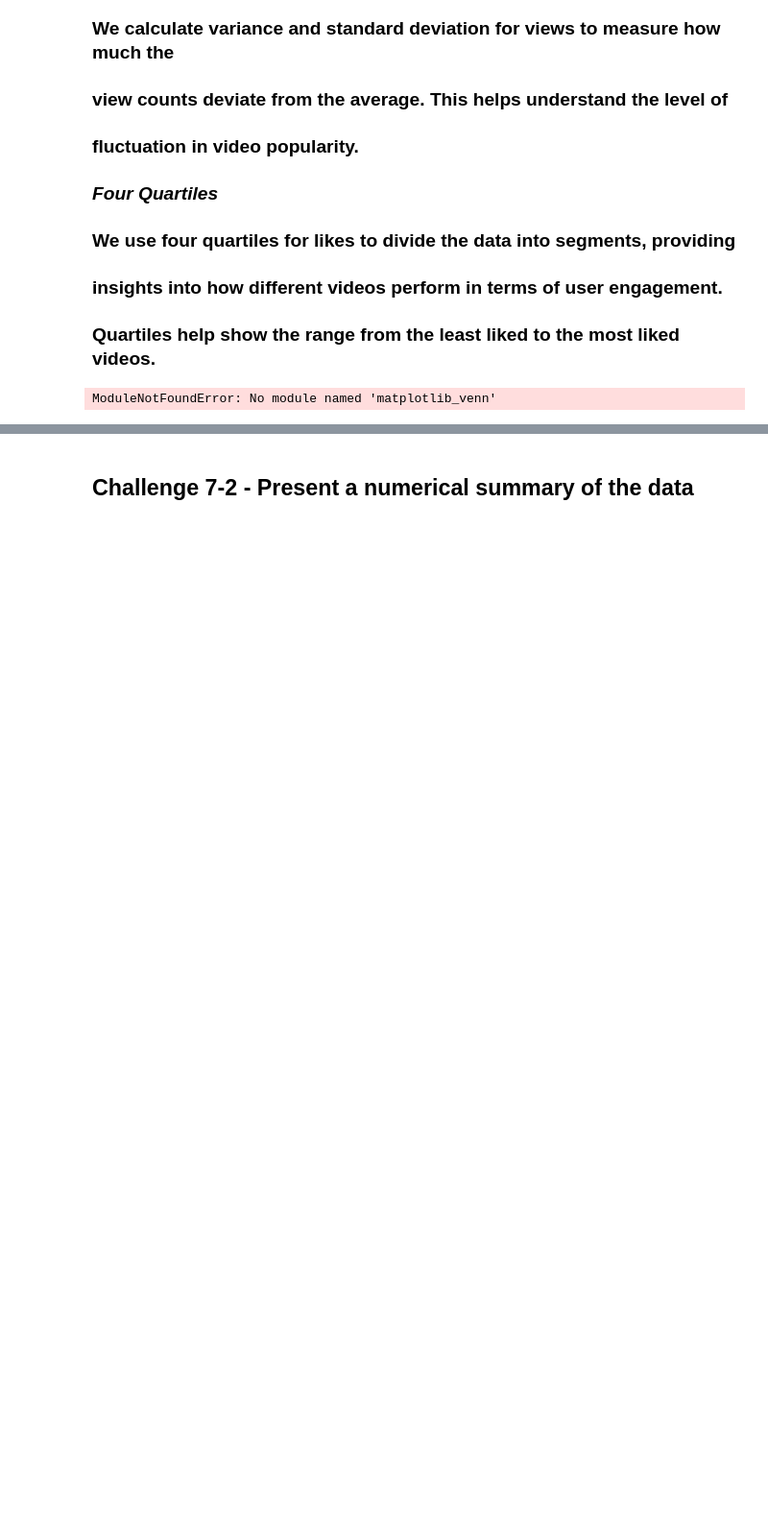
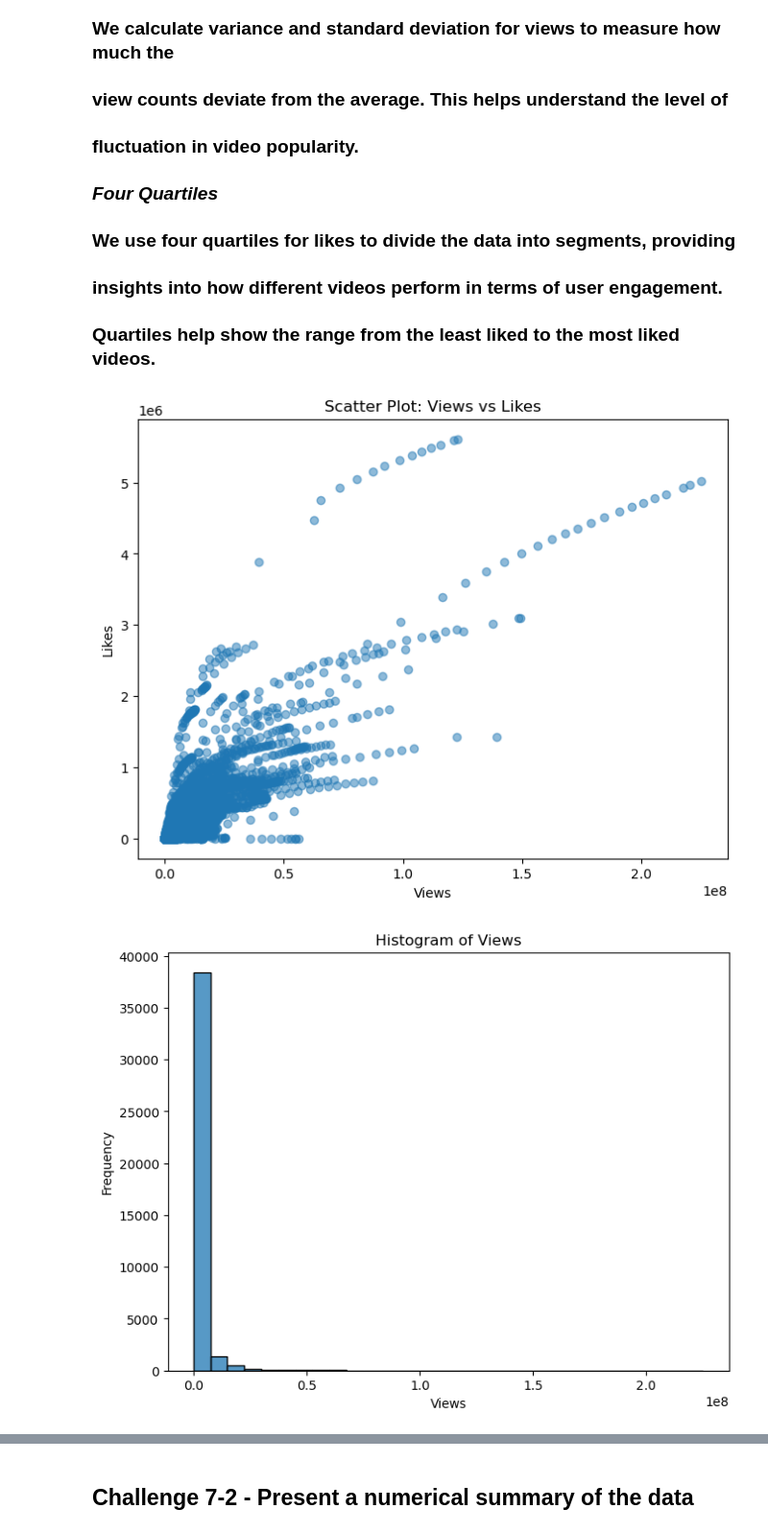
Before and after one commit to NoSkhil/youtube-trends-data-analysis, a Jupyter notebook: group-presentation.ipynb, the cells around one changed output, grey strips where cells are left out. Shown at 96% size. Cells and saved outputs as stored; diff of their text form; code cells hidden in the pictures; blank space fills up the shorter version.

Commit message:
chart outputs for the last cell.
removed "self" reference for accessing the df object in the last cell.

```diff
--- a/group-presentation.ipynb
+++ b/group-presentation.ipynb
@@ -138,36 +138,37 @@ import seaborn as sns
 from matplotlib_venn import venn2, venn3  # For Venn diagrams
 
 
 ## display a scatter plot
 plt.figure(figsize=(8,6))
-plt.scatter(self.df['views'], self.df['likes'], alpha=0.5)
+plt.scatter(df['views'], df['likes'], alpha=0.5)
 plt.title('Scatter Plot: Views vs Likes')
 plt.xlabel('Views')
 plt.ylabel('Likes')
 plt.show()
 
 ## display a histogram
 plt.figure(figsize=(8,6))
-sns.histplot(self.df['views'], kde=False, bins=30)
+sns.histplot(df['views'], kde=False, bins=30)
 plt.title('Histogram of Views')
 plt.xlabel('Views')
 plt.ylabel('Frequency')
 plt.show()
 
 ## display a box-whisker plot
 plt.figure(figsize=(8,6))
-sns.boxplot(y=self.df['views'])
+sns.boxplot(y=df['views'])
 plt.title('Box-Whisker Plot of Views')
 plt.ylabel('Views')
 plt.show()
 
 ## display a Venn Diagram (example with 2 or 3 sets)
 # Venn diagram for two groups: Views > 1M and Likes > 100K
-views_set = set(self.df[self.df['views'] > 1_000_000].index)
-likes_set = set(self.df[self.df['likes'] > 100_000].index)
+views_set = set(df[df['views'] > 1_000_000].index)
+likes_set = set(df[df['likes'] > 100_000].index)
 plt.figure(figsize=(8,6))
 venn2([views_set, likes_set], set_labels=('Views > 1M', 'Likes > 100K'))
 plt.title('Venn Diagram: Views vs Likes')
 plt.show()
 # %% [output]
-ModuleNotFoundError: No module named 'matplotlib_venn'
+[figure, added]
+[figure, added]
```
Also changed, not shown: parts of 1 cell of this notebook, 1 other file.
